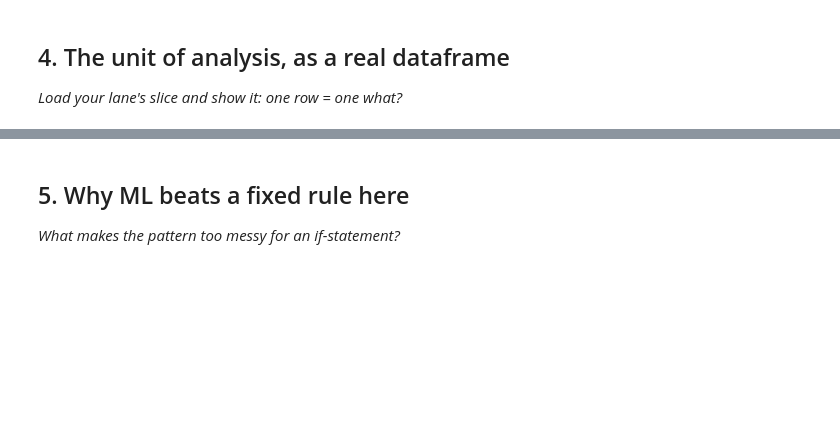
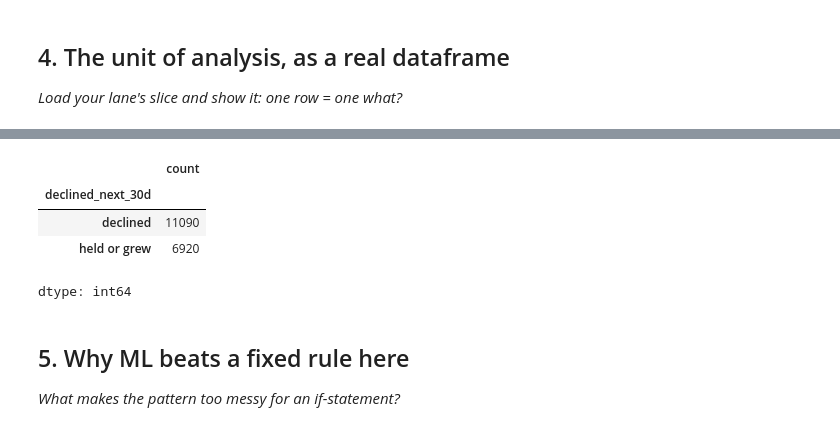
Before and after one commit to azam-hussain-ml/Starter-Notebook-flyrank-ml-internship, a Jupyter notebook: work/notebooks/w02_ml_task_framing.ipynb, the cells around one changed output, grey strips where cells are left out. Saved outputs shown, nothing was run; the diff lists cells and outputs as text; code cells hidden in the pictures; blank space fills up the shorter version.

```diff
--- a/work/notebooks/w02_ml_task_framing.ipynb
+++ b/work/notebooks/w02_ml_task_framing.ipynb
@@ -25,3 +247,12 @@ This skeleton is yours to fill. Work the sections **in order** — each one has
+# %%
+# how the target splits on the rows I'd actually be scoring
+lane_df.loc[lane_df["is_eligible"] == 1, "declined_next_30d"].value_counts().rename({0: "held or grew", 1: "declined"})
+# %% [output]
+|  | count |
+| declined_next_30d |  |
+| declined | 11090 |
+| held or grew | 6920 |
+dtype: int64
 # %% [markdown]
 ## 5. Why ML beats a fixed rule here
 
```
Also changed, not shown: parts of 20 cells of this notebook.
